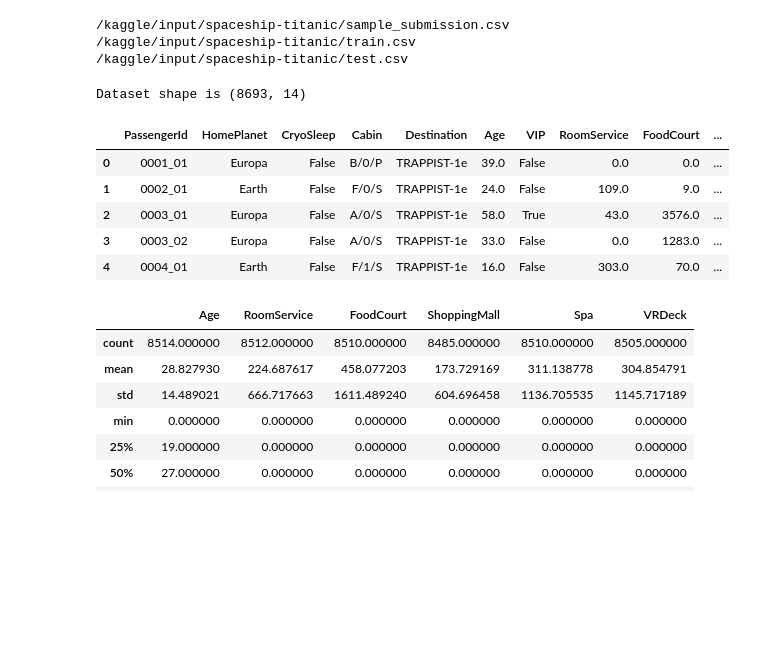
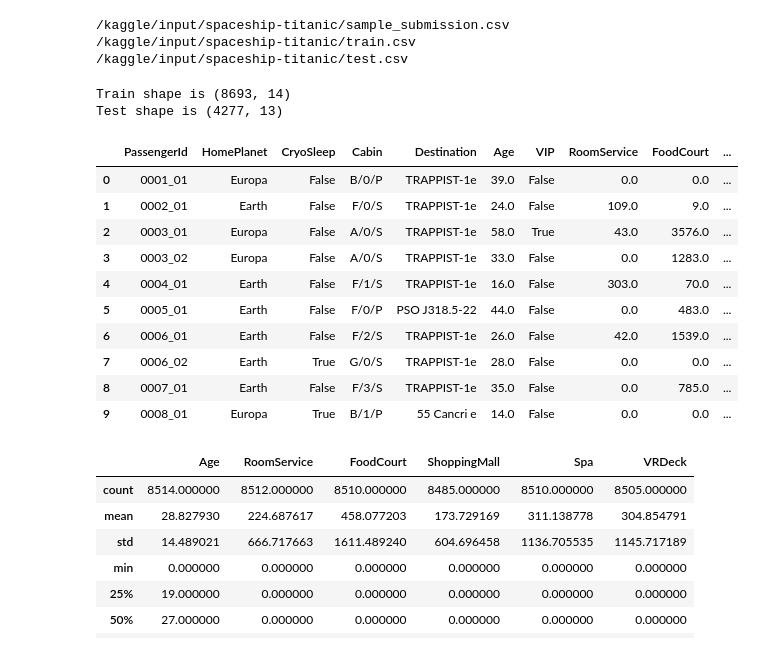
Before and after one commit to eeroak/KaggleCompsPublic, a Jupyter notebook: spaceship-titanic.ipynb, the cells around one changed output. Saved outputs shown, nothing was run; the diff lists cells and outputs as text; code cells hidden in the pictures; blank space fills up the shorter version.

Commit message:
V4, Data cleaning and formatting done, PyTorch problemas ))

```diff
--- a/spaceship-titanic.ipynb
+++ b/spaceship-titanic.ipynb
@@ -41,19 +43,27 @@ for dirname, _, filenames in os.walk('/kaggle/input'):
 # %%
 # Read the training data into a pandas dataframe
 train = pd.read_csv("/kaggle/input/spaceship-titanic/train.csv")
-print("Dataset shape is {}".format(train.shape))
+test = pd.read_csv("/kaggle/input/spaceship-titanic/test.csv")
+print("Train shape is {}".format(train.shape))
+print("Test shape is {}".format(test.shape))
 # %% [output]
-Dataset shape is (8693, 14)
+Train shape is (8693, 14)
+Test shape is (4277, 13)
 # %%
 # First 5 data entries
-train.head(5)
+train.head(10)
 # %% [output]
 |  | PassengerId | HomePlanet | CryoSleep | Cabin | Destination | Age | VIP | RoomService | FoodCourt | ... |
 | 0 | 0001_01 | Europa | False | B/0/P | TRAPPIST-1e | 39.0 | False | 0.0 | 0.0 | ... |
 | 1 | 0002_01 | Earth | False | F/0/S | TRAPPIST-1e | 24.0 | False | 109.0 | 9.0 | ... |
 | 2 | 0003_01 | Europa | False | A/0/S | TRAPPIST-1e | 58.0 | True | 43.0 | 3576.0 | ... |
 | 3 | 0003_02 | Europa | False | A/0/S | TRAPPIST-1e | 33.0 | False | 0.0 | 1283.0 | ... |
 | 4 | 0004_01 | Earth | False | F/1/S | TRAPPIST-1e | 16.0 | False | 303.0 | 70.0 | ... |
+| 5 | 0005_01 | Earth | False | F/0/P | PSO J318.5-22 | 44.0 | False | 0.0 | 483.0 | ... |
+| 6 | 0006_01 | Earth | False | F/2/S | TRAPPIST-1e | 26.0 | False | 42.0 | 1539.0 | ... |
+| 7 | 0006_02 | Earth | True | G/0/S | TRAPPIST-1e | 28.0 | False | 0.0 | 0.0 | ... |
+| 8 | 0007_01 | Earth | False | F/3/S | TRAPPIST-1e | 35.0 | False | 0.0 | 785.0 | ... |
+| 9 | 0008_01 | Europa | True | B/1/P | 55 Cancri e | 14.0 | False | 0.0 | 0.0 | ... |
 # %%
 train.describe()
 # %% [output]
```
Also changed, not shown: parts of 15 cells of this notebook.
